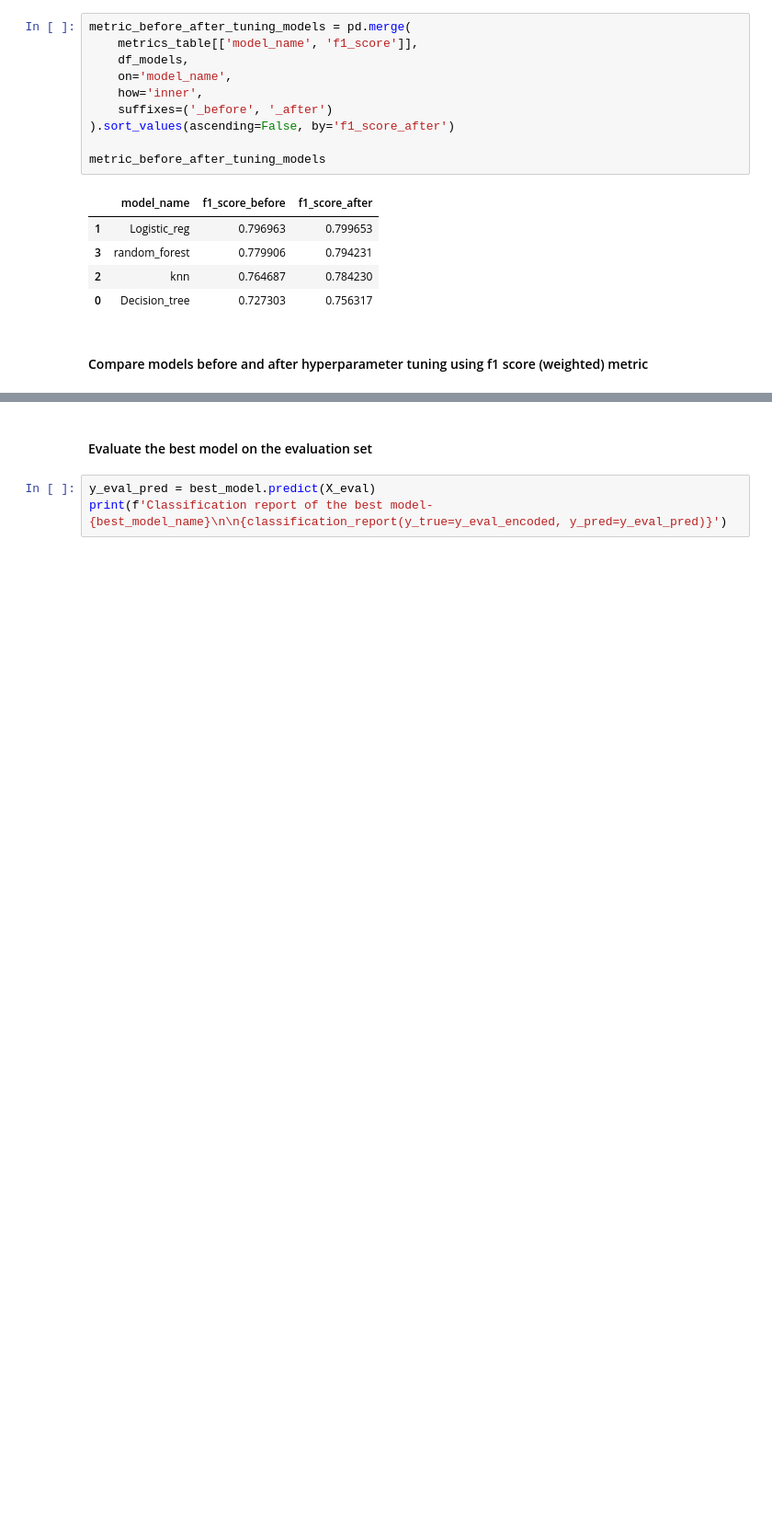
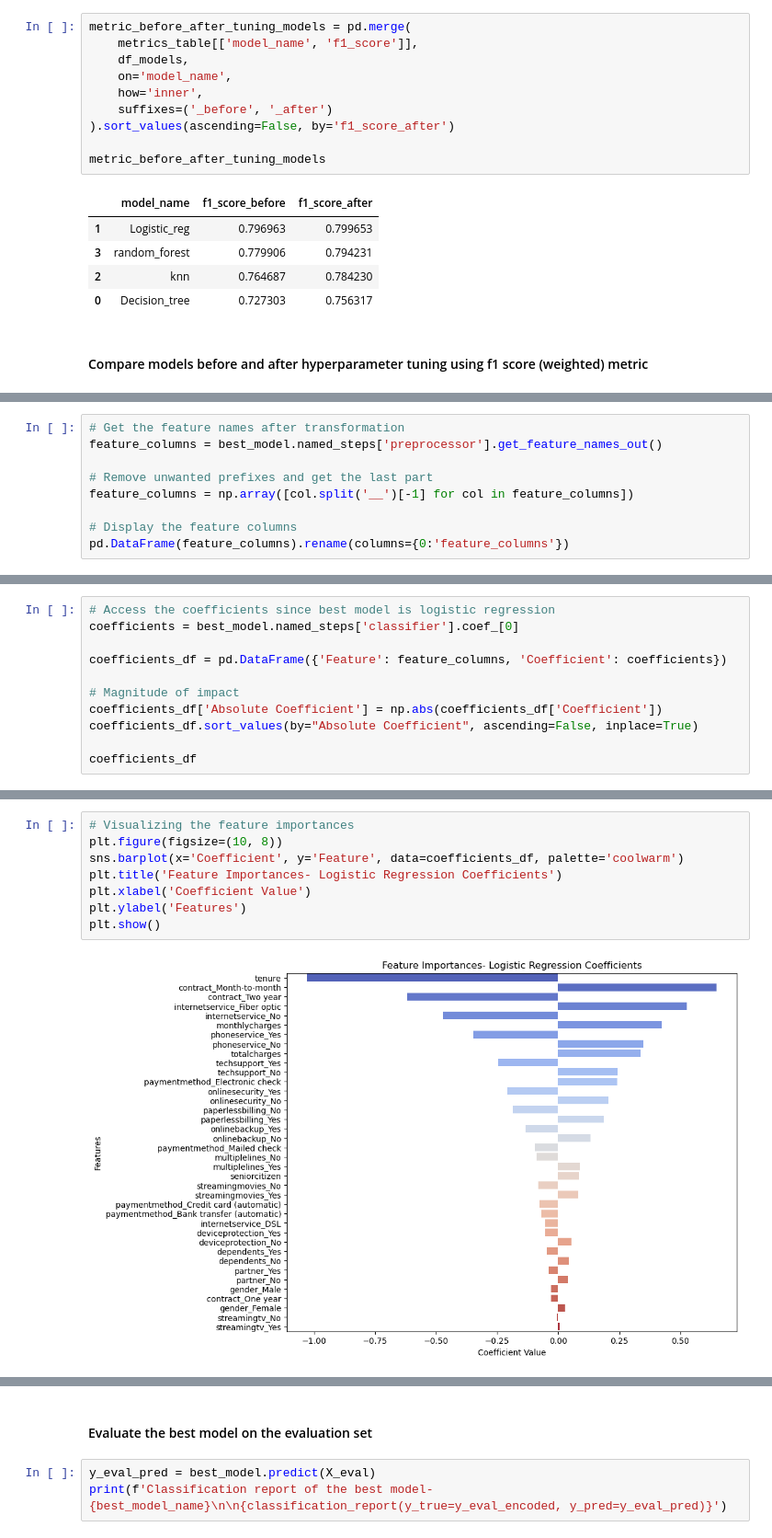
Before and after one commit to MumoMutiso/LP2-Curium-, a Jupyter notebook: modeling.ipynb, the cells around one changed output, grey strips where cells are left out. Shown: that part at 92% size. Cells and saved outputs as stored; diff of their text form; blank space fills up the shorter version.

Commit message:
Add feature importances, importances visualization, key insights and recommendations for the best model- logistic regression

```diff
--- a/modeling.ipynb
+++ b/modeling.ipynb
@@ -531,0 +531,9 @@ Pipeline(steps=[('preprocessor',
+# %%
+# Get the feature names after transformation
+feature_columns = best_model.named_steps['preprocessor'].get_feature_names_out()
+
+# Remove unwanted prefixes and get the last part
+feature_columns = np.array([col.split('__')[-1] for col in feature_columns])
+
+# Display the feature columns
+pd.DataFrame(feature_columns).rename(columns={0:'feature_columns'})
@@ -531,0 +558,11 @@ Pipeline(steps=[('preprocessor',
+# %%
+# Access the coefficients since best model is logistic regression
+coefficients = best_model.named_steps['classifier'].coef_[0]
+
+coefficients_df = pd.DataFrame({'Feature': feature_columns, 'Coefficient': coefficients})
+
+# Magnitude of impact
+coefficients_df['Absolute Coefficient'] = np.abs(coefficients_df['Coefficient'])
+coefficients_df.sort_values(by="Absolute Coefficient", ascending=False, inplace=True)
+
+coefficients_df
@@ -531,0 +587,10 @@ Pipeline(steps=[('preprocessor',
+# %%
+# Visualizing the feature importances
+plt.figure(figsize=(10, 8))
+sns.barplot(x='Coefficient', y='Feature', data=coefficients_df, palette='coolwarm')
+plt.title('Feature Importances- Logistic Regression Coefficients')
+plt.xlabel('Coefficient Value')
+plt.ylabel('Features')
+plt.show()
+# %% [output]
+[figure, added]
```
Also changed, not shown: parts of 15 cells of this notebook.
